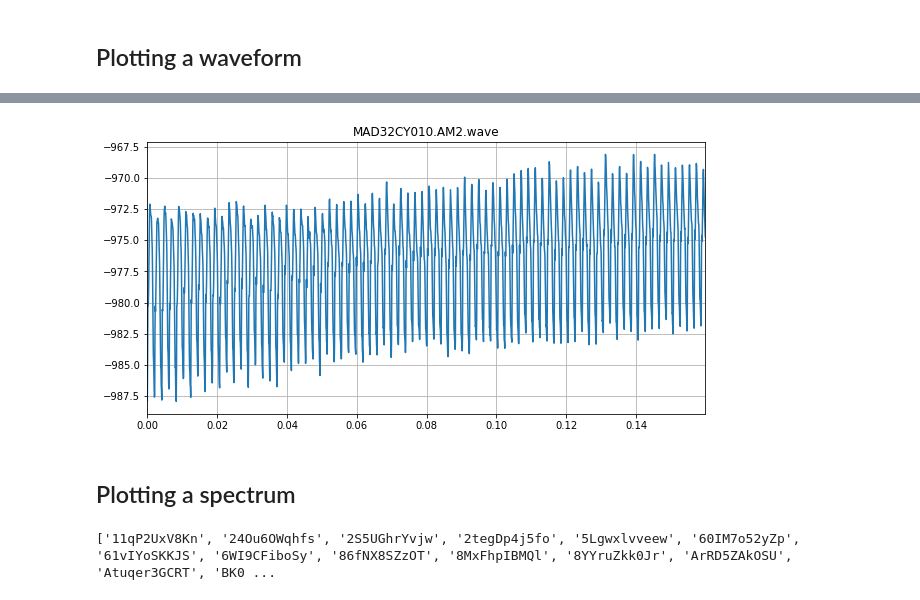
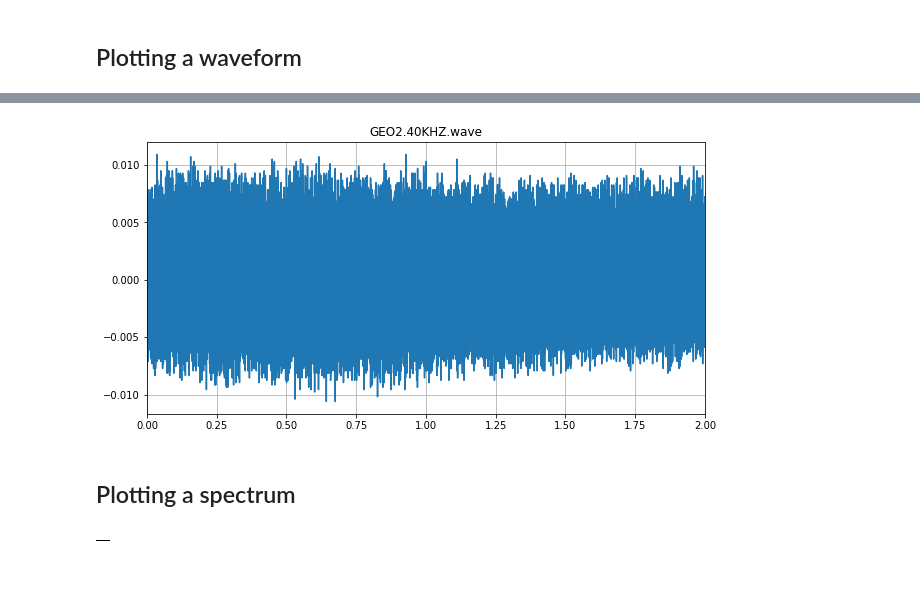
Before and after one commit to twave-io/twave-api-client, a Jupyter notebook: examples/twave_client.ipynb, the cells around one changed output, grey strips where cells are left out. Cells and saved outputs as stored; diff of their text form; code cells hidden in the pictures; blank space fills up the shorter version.

```diff
--- a/examples/twave_client.ipynb
+++ b/examples/twave_client.ipynb
@@ -30,7 +12,8 @@ You should consider upgrading via the '/home/juan/.venvs/twave/bin/python -m pip
 # %% [markdown]
 ## Accessing the TWave API
 # %%
-host = 'api.adif.twave.io'
+#host = 'api.adif.twave.io'
+host = 'localhost:8080'
 token = environ['API_TOKEN']
 
 api = TWaveClient(host, token)
@@ -44,6 +27,4 @@ print(assets)
 # %%
-asset_id = 'IM2mkWVgGLl'
-
-asset = api.get_asset(asset_id)
+asset = api.get_asset(assets[0].id)
 print(asset.name)
 # %% [output]
@@ -84,5 +71,6 @@ plt.grid(True)
 ## Plotting a waveform
 # %%
 # list wave types
-print(api.list_waves(asset_id))
+waves = api.list_waves(asset=asset.id)
+pd.DataFrame(waves)
 # %% [output]
@@ -100,0 +80,6 @@ array(['2019-04-10T14:49:32', '2019-04-10T14:49:36',
+# %%
+# obtain a list of snapshots from the first wave
+wave = waves[0]
+
+t = api.list_wave_data(wave.id)
+np.array(t, dtype='datetime64[s]')
@@ -101,15 +91,17 @@ array(['2019-04-10T14:49:32', '2019-04-10T14:49:36',
 # %%
-wf = api.get_wave(asset_id, wave_id, 1554907832)
+# plot the last available snapshot of the given wave
+wf = api.get_wave(wave.id, 'last')
 plt.plot(*wf.get_data())
 plt.title(wf.meta.name)
 plt.xlim([0, wf.get_duration()])
 plt.grid(True)
 # %% [output]
-[figure, old version]
+[figure, new version]
 # %% [markdown]
 ## Plotting a spectrum
 # %%
 # list spectra types
-print(api.list_spectra(asset_id))
+spectra = api.list_spectra(asset=asset.id)
+pd.DataFrame(spectra)
 # %% [output]
-['11qP2UxV8Kn', '24Ou6OWqhfs', '2S5UGhrYvjw', '2tegDp4j5fo', '5Lgwxlvveew', '60IM7o52yZp', '61vIYoSKKJS', '6WI9CFiboSy', '86fNX8SZzOT', '8MxFhpIBMQl', '8YYruZkk0Jr', 'ArRD5ZAkOSU', 'Atuqer3GCRT', 'BK0 ...
+|  |
```
Also changed, not shown: parts of 11 cells of this notebook, 8 other files.
